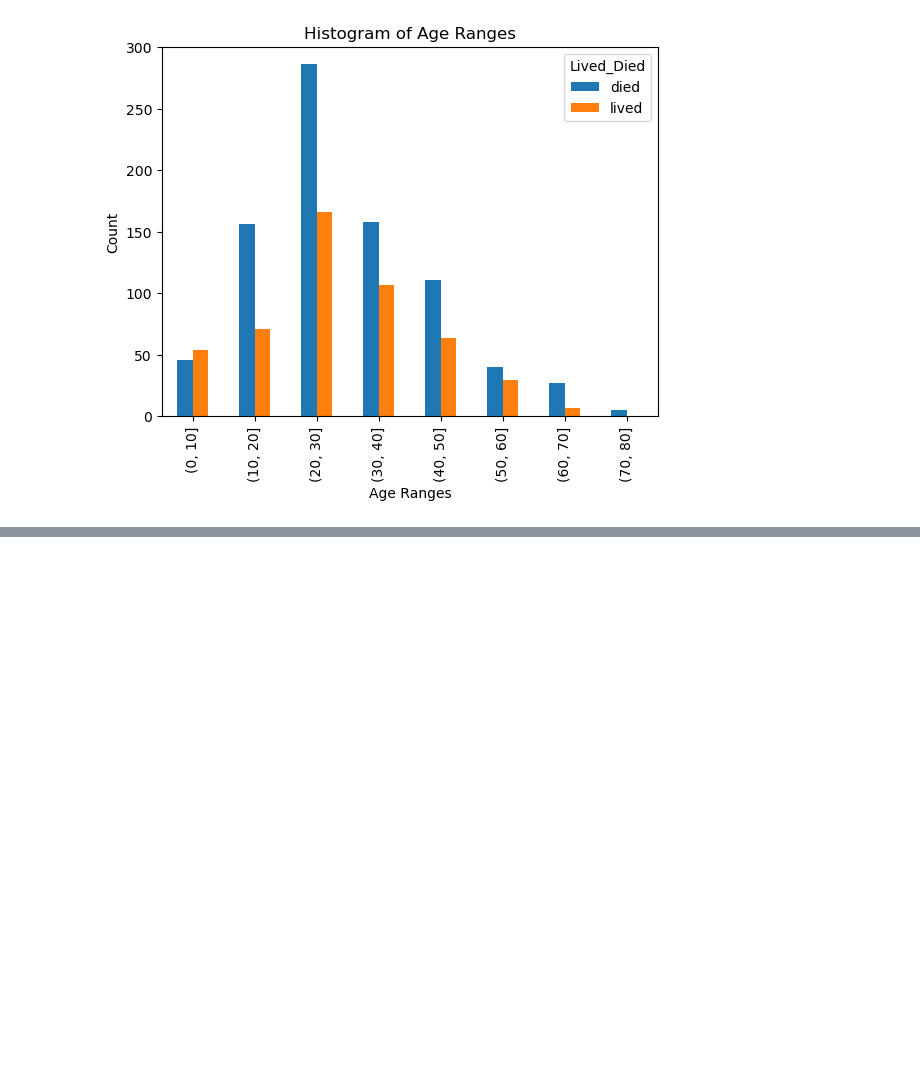
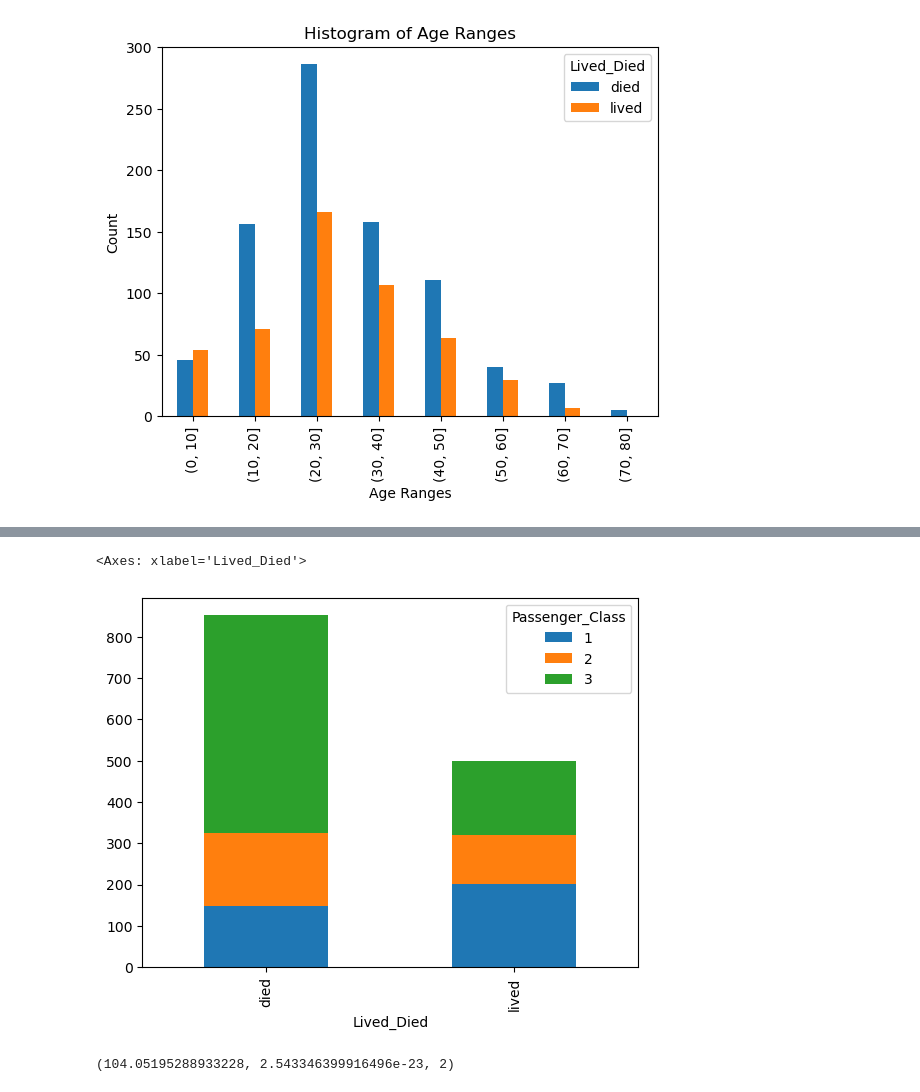
Before and after one commit to CS4580/my-notes-hugo-wsu, a Jupyter notebook: module6/titanic_data_analysis.ipynb, the cells around one changed output, grey strips where cells are left out. Saved outputs shown, nothing was run; the diff lists cells and outputs as text; code cells hidden in the pictures; blank space fills up the shorter version.

Commit message:
Done with Inferential Stats

```diff
--- a/module6/titanic_data_analysis.ipynb
+++ b/module6/titanic_data_analysis.ipynb
@@ -105,0 +146,10 @@ passengers_df['age_bins'] = pd.cut(x=passengers_df['Age'], bins=[0, 10, 20, 30,
+# %%
+import pandas as pd
+import seaborn as sns
+import matplotlib.pyplot as plt
+%matplotlib inline
+from sklearn import preprocessing
+from scipy import stats
+
+passengers_df = pd.read_csv('../data/Titanic_Passengers.csv')# Load data
+passengers_df.head()
@@ -105,0 +174,13 @@ passengers_df['age_bins'] = pd.cut(x=passengers_df['Age'], bins=[0, 10, 20, 30,
+# %%
+# Create a Bar Plot with the data stacked
+contingency_table = pd.crosstab(passengers_df['Lived_Died'], passengers_df['Passenger_Class'], margins=False)
+contingency_table.plot(kind='bar', stacked=True)
+# %% [output]
+<Axes: xlabel='Lived_Died'>
+[figure, added]
+# %%
+# Run a chi2_contingency on the table
+contingency_table = pd.crosstab(passengers_df['Passenger_Class'], passengers_df['Lived_Died'], margins=False)
+stats.chi2_contingency(contingency_table)[0:3]
+# %% [output]
+(104.05195288933228, 2.543346399916496e-23, 2)
```
Also changed, not shown: parts of 29 cells of this notebook.
